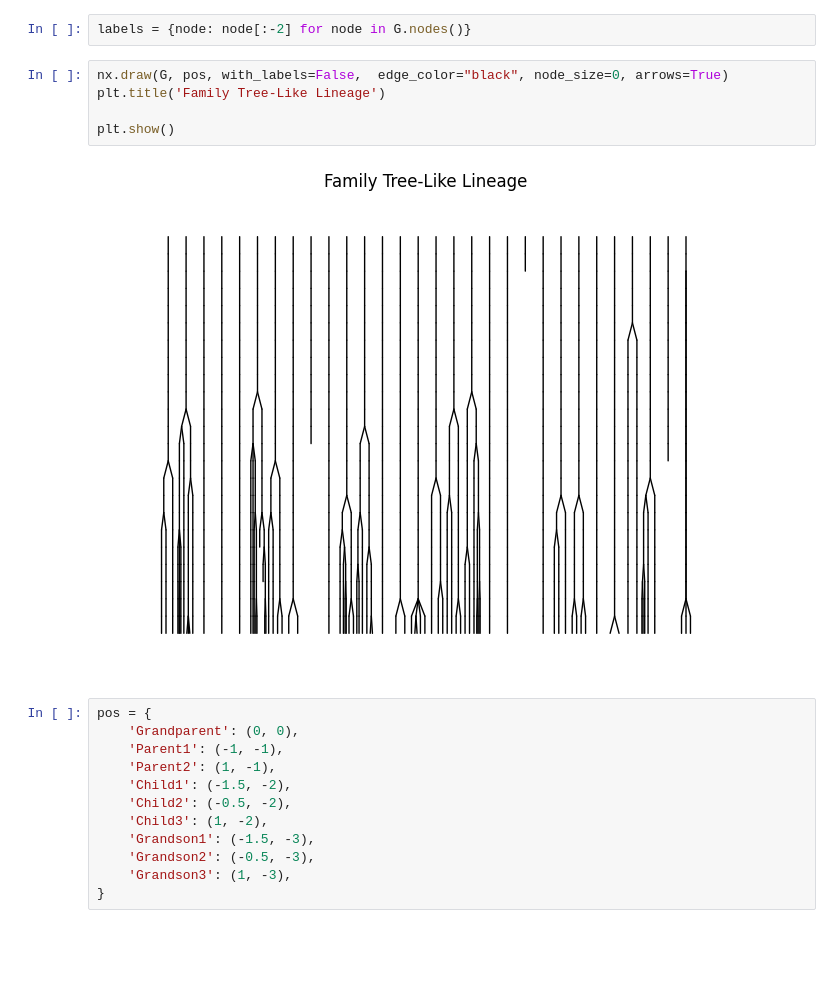
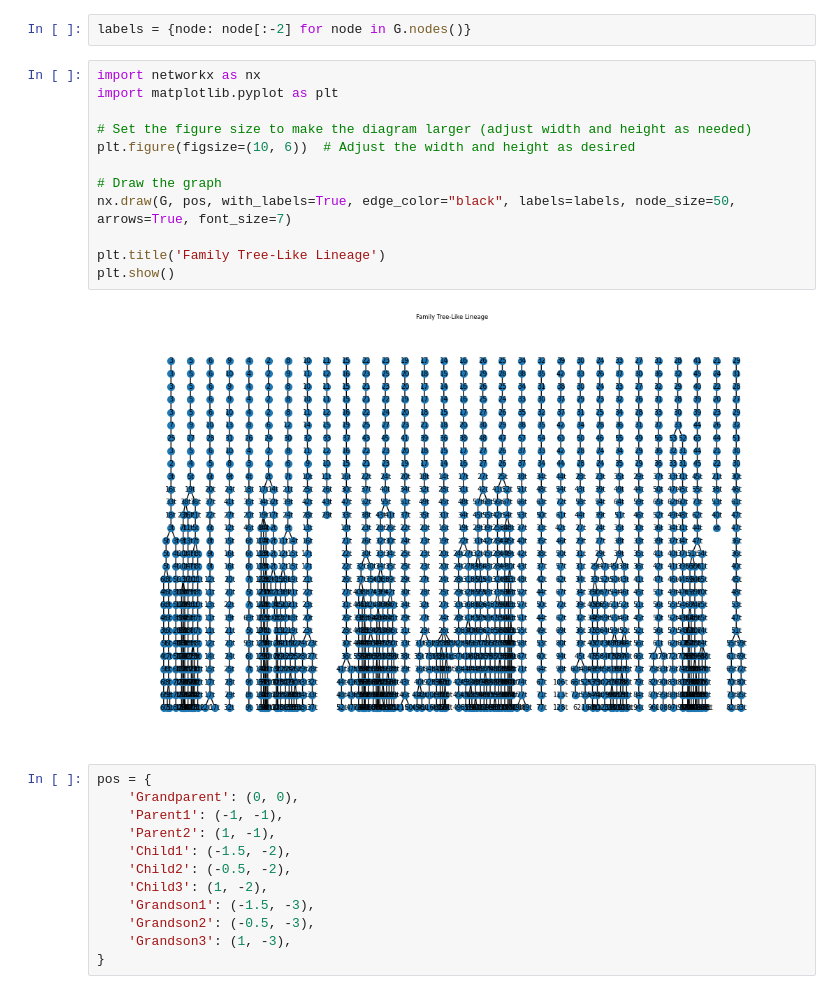
Before and after one commit to yyang35/super-segger-tracker, a Jupyter notebook: [tool]_lineage.ipynb, the cells around one changed output. Saved outputs shown, nothing was run; the diff lists cells and outputs as text; blank space fills up the shorter version.

```diff
--- a/[tool]_lineage.ipynb
+++ b/[tool]_lineage.ipynb
@@ -118,13 +118,20 @@ KeyError: '63t24'
 df = excel_file.parse('t9-t10')
 # %%
 labels = {node: node[:-2] for node in G.nodes()}
-# %%
-nx.draw(G, pos, with_labels=False,  edge_color="black", node_size=0, arrows=True)
-plt.title('Family Tree-Like Lineage')
-
-plt.show()
-# %% [output]
-[figure, removed]
+# %%
+import networkx as nx
+import matplotlib.pyplot as plt
+
+# Set the figure size to make the diagram larger (adjust width and height as needed)
+plt.figure(figsize=(10, 6))  # Adjust the width and height as desired
+
+# Draw the graph
+nx.draw(G, pos, with_labels=True, edge_color="black", labels=labels, node_size=50, arrows=True, font_size=7)
+
+plt.title('Family Tree-Like Lineage')
+plt.show()
+# %% [output]
+[figure, added]
 # %%
 pos = {
     'Grandparent': (0, 0),
```
Also changed, not shown: parts of 2 cells of this notebook, 5 other files.
